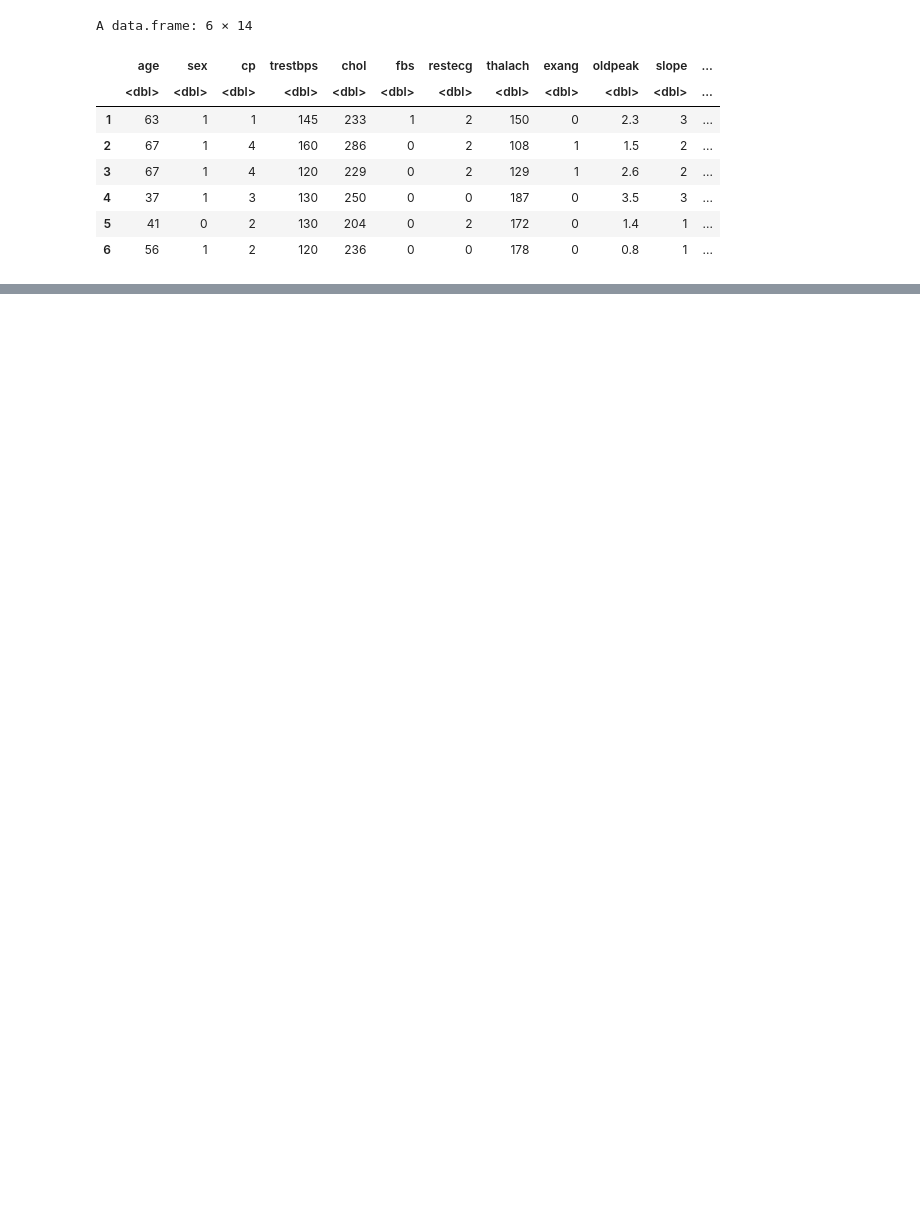
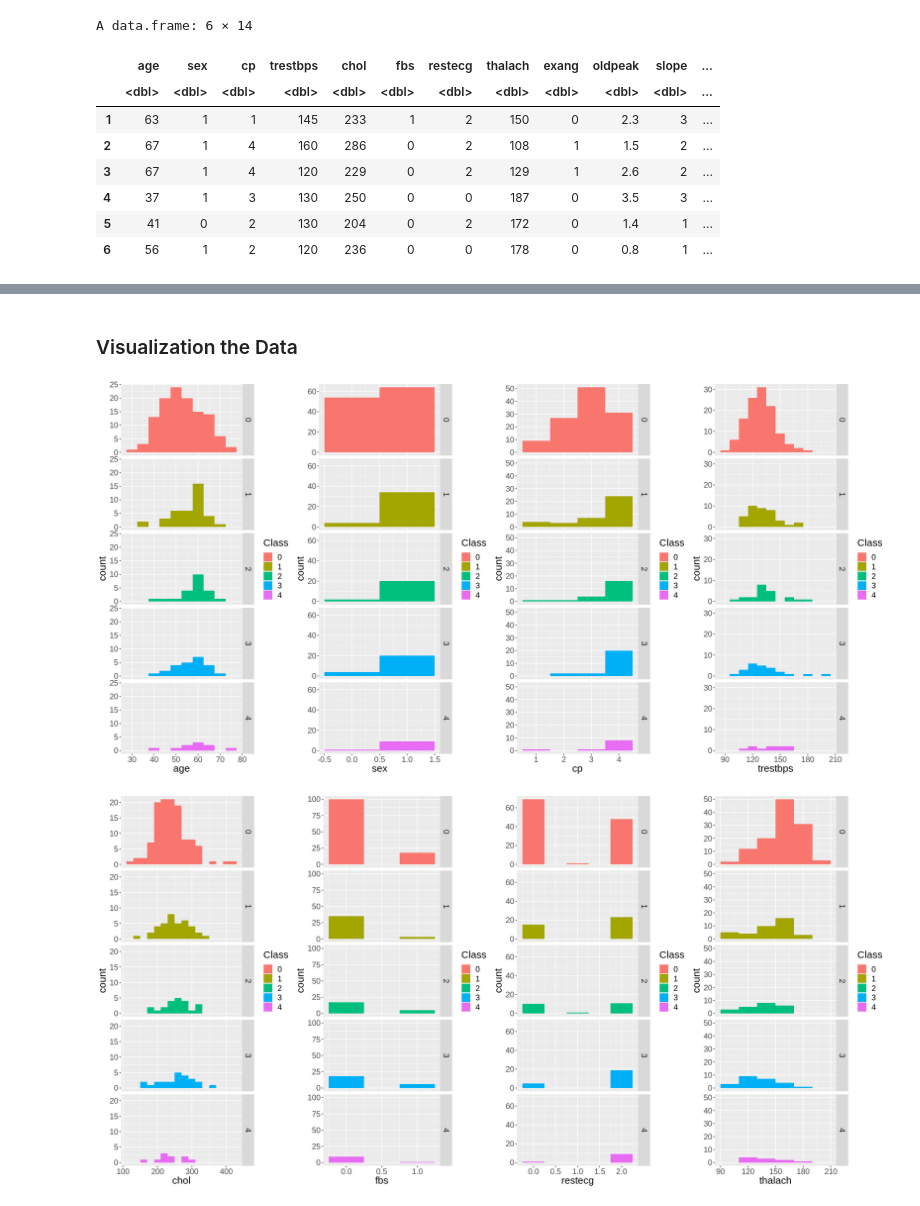
Before and after one commit to jamiema1/Predicting-Heart-Disease-with-KNN-Algorithm, a Jupyter notebook: heart_disease_data.ipynb, the cells around one changed output, grey strips where cells are left out. Saved outputs shown, nothing was run; the diff lists cells and outputs as text; code cells hidden in the pictures; blank space fills up the shorter version.

Commit message:
Intro and Data Analysis
I altered the intro slightly to reflect the changes I made. I also added more visualizations to the data analysis part, as well as wrote some  info on the Methods section

```diff
--- a/heart_disease_data.ipynb
+++ b/heart_disease_data.ipynb
@@ -60,17 +46,11 @@ Warning message:
 #sets the seed
 set.seed(1)
 
-#reads in the data table
-original_data <- read_delim("https://archive.ics.uci.edu/ml/machine-learning-databases/heart-disease/cleveland.data",
+#reads in the data table with all 76 attributes
+cleveland_data <- read_delim("https://archive.ics.uci.edu/ml/machine-learning-databases/heart-disease/cleveland.data",
                 col_names = paste(1:8),
                 col_type = c("5" = "d"),
                 delim = " ")
-
-#adding an index column to the data frame for future reference
-data <- original_data %>%
-        mutate(index = as.numeric(rownames(original_data))) %>%
-        filter(index <= 2820) #excluding data after the 2820th row, as the data is unusable because there is too much missing data
-head(data)
 # %% [output]
 Warning message:
 “1102 parsing failures.
@@ -226,6 +184,6 @@ A data.frame: 6 × 14
 | 6 | 56 | 1 | 2 | 120 | 236 | 0 | 0 | 178 | 0 | 0.8 | 1 | ... |
 # %%
 #splits the data into training and test data
-heart_split <- initial_split(heart_data_attributes, prop = 0.75, strata = Class)
+heart_split <- initial_split(heart_data, prop = 0.75, strata = Class)
 heart_train <- training(heart_split)
 heart_test <- testing(heart_split)
@@ -288,0 +243,66 @@ age_plot
+# %% [markdown]
+### Visualization the Data
+# %%
+options(repr.plot.width = 20, repr.plot.height = 10)
+
+#plots for each individual predictor
+age_plot <- ggplot(heart_train, aes(x=age, fill = Class)) +
+            geom_histogram(binwidth = 5) +
+            theme(text = element_text(size = 18)) +
+            facet_grid(rows = vars(Class))
+sex_plot <- ggplot(heart_train, aes(x=sex, fill = Class)) +
+            geom_histogram(binwidth = 1) +
+            theme(text = element_text(size = 18)) +
+            facet_grid(rows = vars(Class))
+cp_plot <- ggplot(heart_train, aes(x=cp, fill = Class)) +
+            geom_histogram(binwidth = 1) +
+            theme(text = element_text(size = 18)) +
+            facet_grid(rows = vars(Class))
+trestbps_plot <- ggplot(heart_train, aes(x=trestbps, fill = Class)) +
+            geom_histogram(binwidth = 10) +
+            theme(text = element_text(size = 18)) +
+            facet_grid(rows = vars(Class))
+chol_plot <- ggplot(heart_train, aes(x=chol, fill = Class)) +
+            geom_histogram(binwidth = 20) +
+            theme(text = element_text(size = 18)) +
+            facet_grid(rows = vars(Class))
+fbs_plot <- ggplot(heart_train, aes(x=fbs, fill = Class)) +
+            geom_histogram(binwidth = 0.5) +
+            theme(text = element_text(size = 18)) +
+            facet_grid(rows = vars(Class))
+restecg_plot <- ggplot(heart_train, aes(x=restecg, fill = Class)) +
+            geom_histogram(binwidth = 0.5) +
+            theme(text = element_text(size = 18)) +
+            facet_grid(rows = vars(Class))
+thalach_plot <- ggplot(heart_train, aes(x=thalach, fill = Class)) +
+            geom_histogram(binwidth = 20) +
+            theme(text = element_text(size = 18)) +
+            facet_grid(rows = vars(Class))
+exang_plot <- ggplot(heart_train, aes(x=exang, fill = Class)) +
+            geom_histogram(binwidth = 0.5) +
+            theme(text = element_text(size = 18)) +
+            facet_grid(rows = vars(Class))
+oldpeak_plot <- ggplot(heart_train, aes(x=oldpeak, fill = Class)) +
+            geom_histogram(binwidth = 1) +
+            theme(text = element_text(size = 18)) +
+            facet_grid(rows = vars(Class))
+slope_plot <- ggplot(heart_train, aes(x=slope, fill = Class)) +
+            geom_histogram(binwidth = 0.5) +
+            theme(text = element_text(size = 18)) +
+            facet_grid(rows = vars(Class))
+ca_plot <- ggplot(heart_train, aes(x=ca, fill = Class)) +
+            geom_histogram(binwidth = 0.5) +
+            theme(text = element_text(size = 18)) +
+            facet_grid(rows = vars(Class))
+thal_plot <- ggplot(heart_train, aes(x=thal, fill = Class)) +
+            geom_histogram(binwidth = 1) +
+            theme(text = element_text(size = 18)) +
+            facet_grid(rows = vars(Class))
+
+#combined plot
+grid.arrange(age_plot,sex_plot,cp_plot,trestbps_plot,ncol = 4)
+grid.arrange(chol_plot,fbs_plot,restecg_plot,thalach_plot,ncol = 4)
+grid.arrange(exang_plot,oldpeak_plot,slope_plot,ca_plot,thal_plot,ncol = 5)
+# %% [output]
+[figure, added]
+[figure, added]
```
Also changed, not shown: parts of 15 cells of this notebook.
